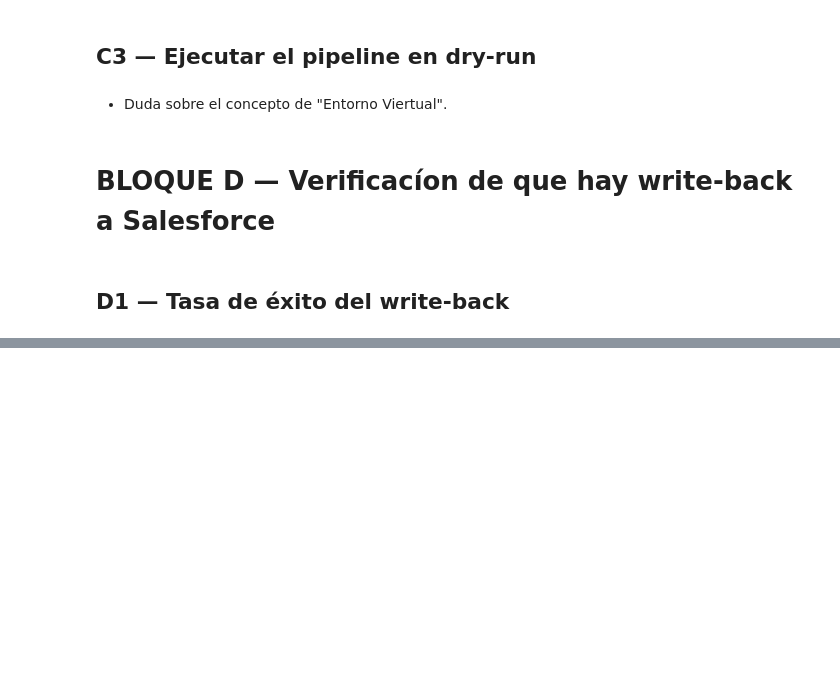
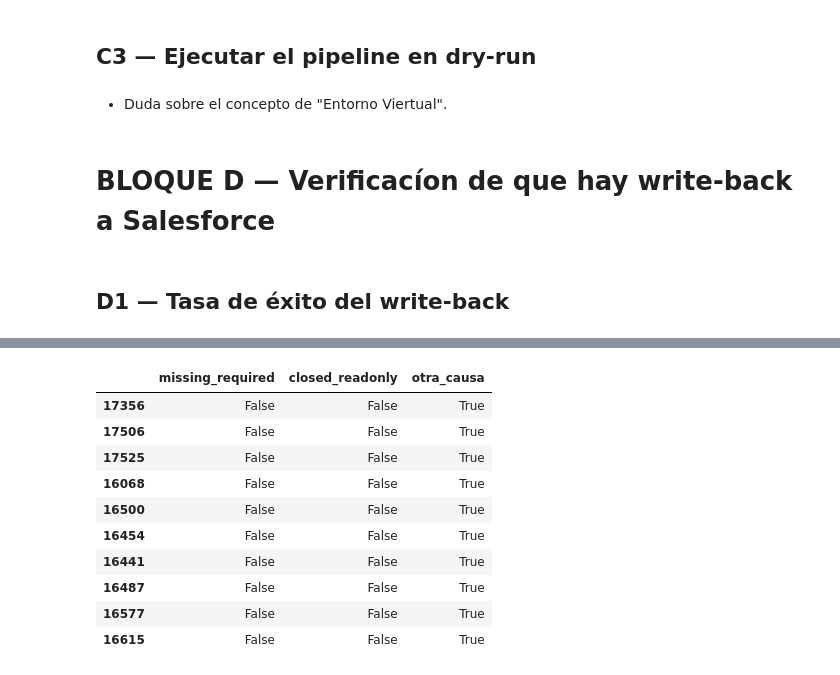
Before and after one commit to MiguelHernandezCorral/UNAV, a Jupyter notebook: notebooks/2026-3-24_Plan de revision.ipynb, the cells around one changed output, grey strips where cells are left out. Cells and saved outputs as stored; diff of their text form; code cells hidden in the pictures; blank space fills up the shorter version.

```diff
--- a/notebooks/2026-3-24_Plan de revision.ipynb
+++ b/notebooks/2026-3-24_Plan de revision.ipynb
@@ -1364,0 +1423,80 @@ ModuleNotFoundError: No module named 'oracle_connector'
+# %%
+# D2 — Analizar los errores del write-back (afinado)
+
+import pandas as pd
+import sys; sys.path.insert(0, 'src')
+from oracle_connector import OracleConnector
+from IPython.display import display
+
+conn = OracleConnector()
+
+# 1) Cargar log y ventana reciente (mismo criterio que D1)
+df_log = pd.DataFrame(conn.read_table('PMAT_SF_SYNC_LOG'))
+df_log.columns = [c.strip().upper() for c in df_log.columns]
+if 'FECHA_ENVIO' in df_log.columns:
+    df_log['FECHA_ENVIO'] = pd.to_datetime(df_log['FECHA_ENVIO'], errors='coerce')
+df_log_sorted = df_log.sort_values('FECHA_ENVIO')
+ultimo = df_log_sorted.tail(10000) if len(df_log_sorted) > 10000 else df_log_sorted.copy()
+
+# 2) Filtrar errores
+df_err = ultimo[ultimo['STATUS'] == 'ERROR'].copy()
+if df_err.empty:
+    print("Sin registros con ERROR en la ventana analizada.")
+else:
+    # 3) Identificar columna de detalle
+    detalle_cols = [c for c in ['DETALLE','MENSAJE','ERROR','ERROR_MSG','DETAIL'] if c in df_err.columns]
+    detalle_col = detalle_cols[0] if detalle_cols else None
+
+    if detalle_col:
+        # 3.a) Normalizar y resumir mensajes
+        df_err['DETALLE_TXT'] = (df_err[detalle_col].astype(str)
+                                 .str.replace(r'\s+', ' ', regex=True)
+                                 .str.strip())
+        df_err['DETALLE_RESUMEN'] = df_err['DETALLE_TXT'].str.slice(0, 160)
+        print("Top motivos (resumen):")
+        print(df_err['DETALLE_RESUMEN'].value_counts().head(15).to_string())
+
+        # 3.b) Patrones comunes con cuantificación
+        txt_lower = df_err['DETALLE_TXT'].str.lower()
+
+        # Campos obligatorios
+        missing_mask = txt_lower.str.contains(r'(required field|campo obligatorio|is required)')
+        # Oportunidad cerrada / readonly
+        closed_mask = txt_lower.str.contains(r'(closed|cerrad[ao]|read[-\s]?only|no editable)')
+        # Códigos HTTP
+        http_codes = df_err['DETALLE_TXT'].str.extractall(r'\bhttp[\s\-]?(\d{3})\b')[0].value_counts()
+
+        total_err = len(df_err)
+        print(f"\nResumen cuantitativo (sobre {total_err} errores):")
+        print(f"- Campos obligatorios ausentes: {int(missing_mask.sum())} ({missing_mask.mean():.2%})")
+        print(f"- Oportunidad cerrada/readonly: {int(closed_mask.sum())} ({closed_mask.mean():.2%})")
+        if not http_codes.empty:
+            print("- Códigos HTTP detectados:")
+            print(http_codes.to_string())
+
+        # 3.c) Tabla cruzada rápida de categorías
+        cats = pd.DataFrame({
+            'missing_required': missing_mask,
+            'closed_readonly': closed_mask,
+        })
+        cats['otra_causa'] = ~(cats.any(axis=1))
+        print("\nCategorización simple de errores (primeras 10 filas):")
+        display(cats.head(10))
+
+    else:
+        print("No hay columna de detalle (DETALLE/MENSAJE/ERROR) para analizar motivos.")
+
+    # 4) Contexto adicional
+    ctx_cols = [c for c in ['OPP_ID','ETAPA','SUBETAPA','HTTP_CODE','REASON','FIELD'] if c in df_err.columns]
+    if ctx_cols:
+        print("\nContexto disponible en errores (primeras filas):")
+        display(df_err[ctx_cols].head(10))
+
+    # 5) Muestra de OPP_ID con error para inspección manual
+    if 'OPP_ID' in df_err.columns:
+        sample_n = min(10, df_err['OPP_ID'].nunique())
+        sample_ids = (df_err['OPP_ID'].dropna().astype(str).drop_duplicates()
+                      .sample(n=sample_n, random_state=42))
+        print("\nMuestra de OPP_ID con ERROR (para revisión puntual):")
+        print(sample_ids.to_list())
+# %% [output]
@@ -1364,0 +1514,11 @@ ModuleNotFoundError: No module named 'oracle_connector'
+|  | missing_required | closed_readonly | otra_causa |
+| 17356 | False | False | True |
+| 17506 | False | False | True |
+| 17525 | False | False | True |
+| 16068 | False | False | True |
+| 16500 | False | False | True |
+| 16454 | False | False | True |
+| 16441 | False | False | True |
+| 16487 | False | False | True |
+| 16577 | False | False | True |
+| 16615 | False | False | True |
```
Also changed, not shown: parts of 6 cells of this notebook.
